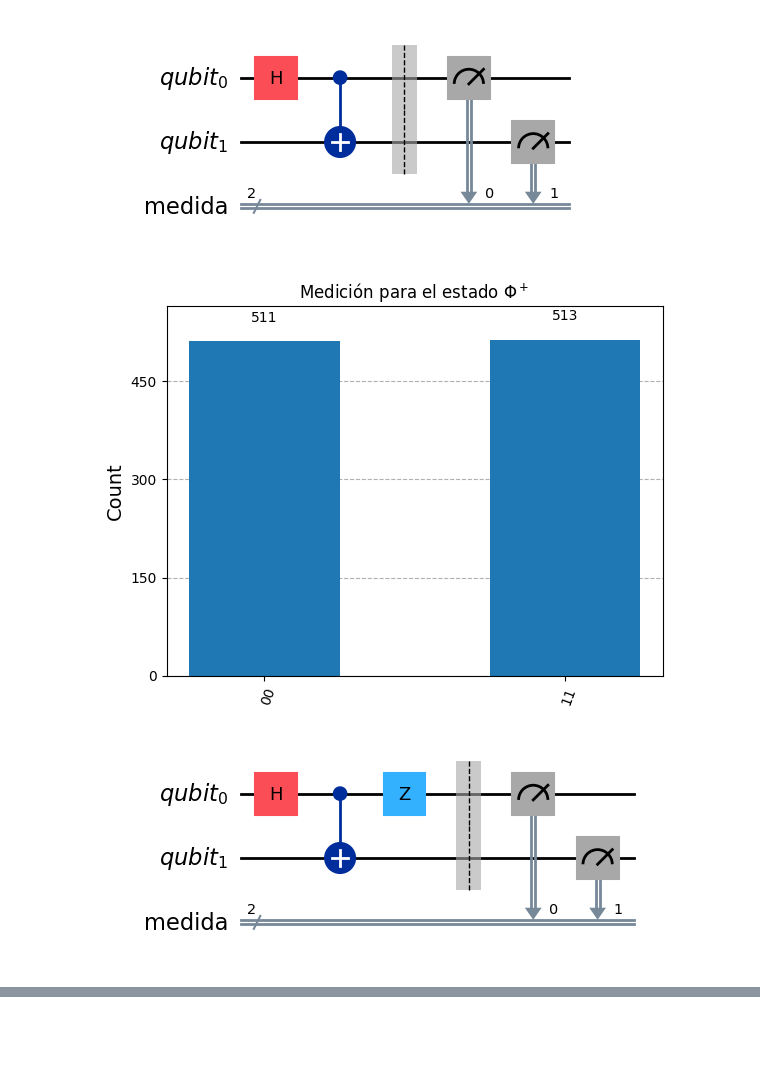
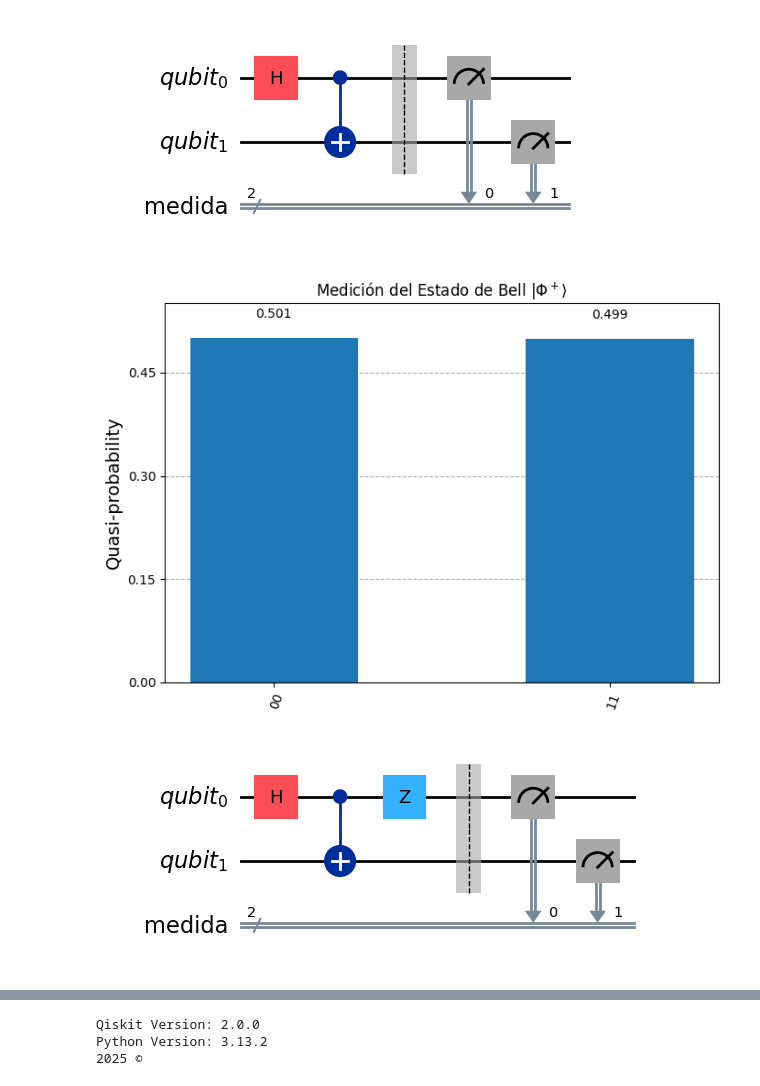
Before and after one commit to gpatigno/QC_Textbook_UdeA_2025, a Jupyter notebook: CAP3/1_Estados_de_Bell_Qiskit_2025.ipynb, the cells around one changed output, grey strips where cells are left out. Saved outputs shown, nothing was run; the diff lists cells and outputs as text; code cells hidden in the pictures; blank space fills up the shorter version.

```diff
--- a/CAP3/1_Estados_de_Bell_Qiskit_2025.ipynb
+++ b/CAP3/1_Estados_de_Bell_Qiskit_2025.ipynb
@@ -41,23 +40,24 @@ bell_states = {'Phi^+': create_bell_state('Phi^+'),
 # %%
 pm = generate_preset_pass_manager(optimization_level=1)
 sampler = StatevectorSampler()
+shots = 50000
 # %%
 # Ejecución y despliegue de los resultados obtenidos para cada estado de Bell
 results = {}
 for label, circuit in bell_states.items():
     isa_circuit = pm.run(circuit)
-    job = sampler.run([isa_circuit])  # Ejecución de un circuito con Sampler
+    job = sampler.run([isa_circuit], shots=shots)  # Ejecución de un circuito con Sampler
     pub_result = job.result()[0]
 
     data_pub = pub_result.data  # Acceso a los datos del resultado para PUB 0
     counts = data_pub.medida.get_counts()  # Conteo de medidas almacenadas en el registro clásico "medida"
     results[label] = counts
 
     circuit.draw("mpl", style="iqp")
     plt.show()
-    plot_histogram(counts, title=f'Medición para el estado $\\{label}$')
+    plot_distribution(counts, title=f'Medición del Estado de Bell $|\\{label}\\rangle$')
     plt.show()
 # %% [output]
 [figure]
-[figure, old version]
+[figure, new version]
 [figure]
@@ -68,0 +69,11 @@ for label, circuit in bell_states.items():
+# %%
+from qiskit import __version__ as qiskit_version
+from platform import python_version
+
+print('Qiskit Version:', qiskit_version)
+print('Python Version:', python_version())
+print('2025 ©')
+# %% [output]
+Qiskit Version: 2.0.0
+Python Version: 3.13.2
+2025 ©
```
Also changed, not shown: parts of 2 cells of this notebook, 9 other files.
